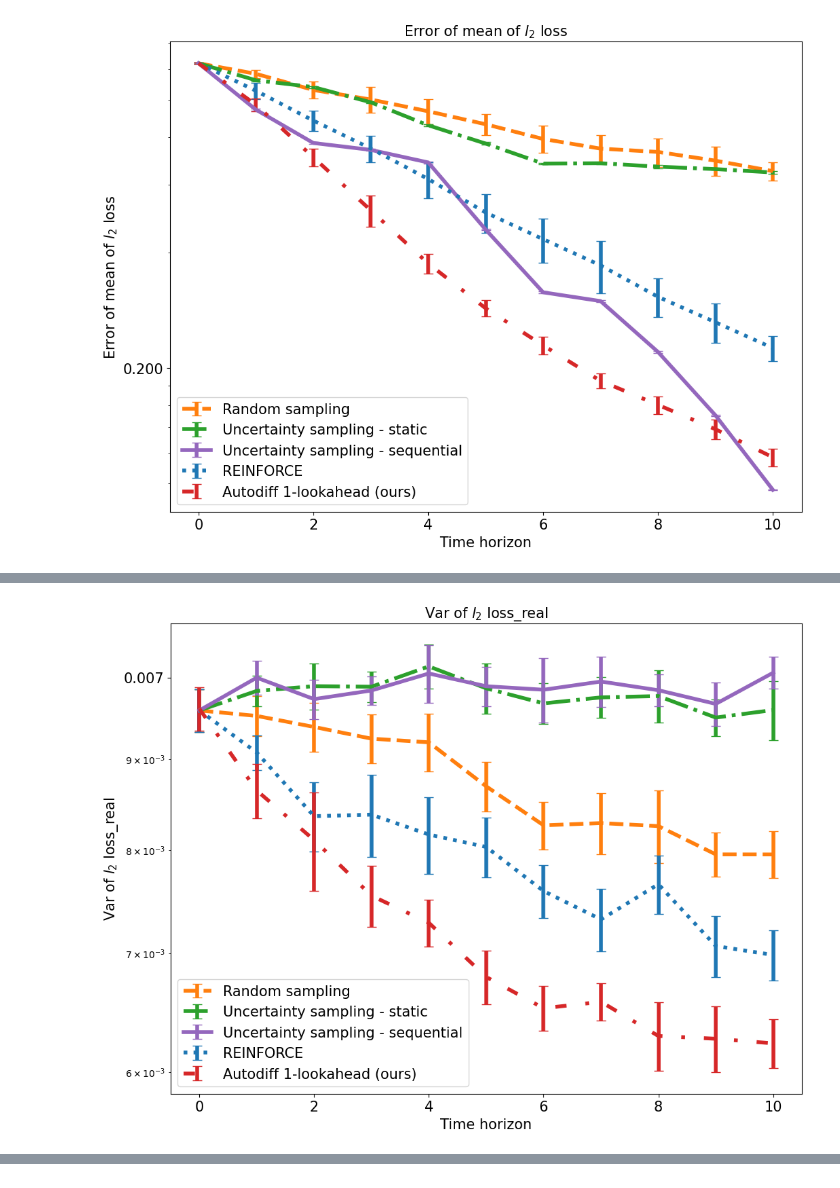
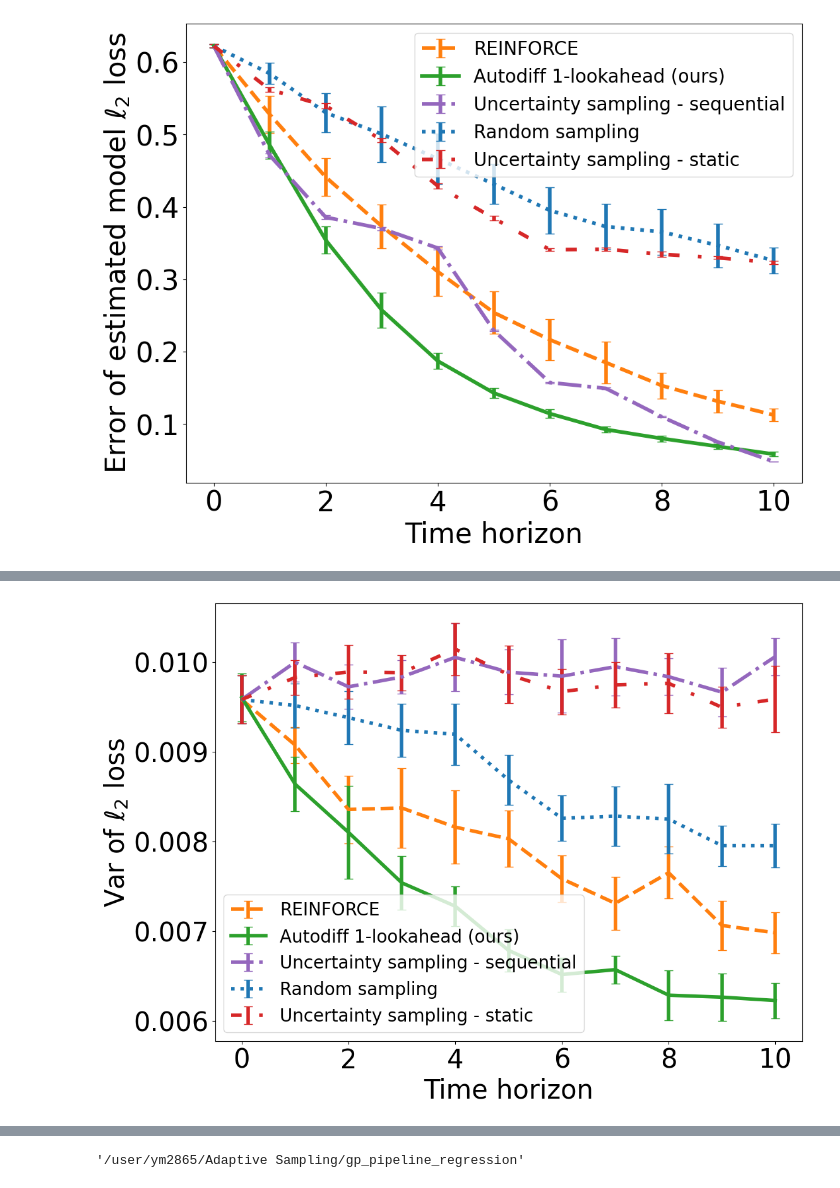
Before and after one commit to namkoong-lab/Adptive-Labeling, a Jupyter notebook: src/autodiff/gp/gp_pipeline_regression/plot/Plot_GP_different_method_2.ipynb, the cells around one changed output, grey strips where cells are left out. Cells and saved outputs as stored; diff of their text form; code cells hidden in the pictures.

Commit message:
+ plot with y label

```diff
--- a/src/autodiff/gp/gp_pipeline_regression/plot/Plot_GP_different_method_2.ipynb
+++ b/src/autodiff/gp/gp_pipeline_regression/plot/Plot_GP_different_method_2.ipynb
@@ -1,4 +1,5 @@
 # %%
+import matplotlib
 import matplotlib.pyplot as plt
 import numpy as np
 import pandas as pd
@@ -11,16 +12,17 @@ def good_index(Str):
         return True
 
 total_horizon, n_seed = 11, 10
-fontsize = 15
-line_styles = [':', '--', '-.', (0, (3, 5, 1, 5)), '-'] #, (, (3, 5, 1, 5))]  # Custom dash pattern
+fontsize = 30
+line_styles = [':', '--', '-', (0, (3, 5, 1, 5)), '-.'] #, (, (3, 5, 1, 5))]  # Custom dash pattern
 keys_all_dict = {'random':'Random sampling','uncertainty':'Uncertainty sampling - static', 'greedy-batch-uncertainty':'Uncertainty sampling - sequential',
  'policy_gradient':'REINFORCE','pipeline':'Autodiff 1-lookahead (ours)'}
 method_name = ['active', 'pipeline','policy_gradient']
-plotting_var_list = ['Var of $l_2$ loss', 'Error of mean of $l_2$ loss']
+plotting_var_list = ['Var of $\ell_2$ loss', 'Error of estimated model $\ell_2$ loss']
 
+matplotlib.rc('ytick', labelsize=fontsize)
 
 if_real_flag = 0
-fontsize_legend = 15
+fontsize_legend = 20
 
 for if_real_flag in [0,1]:
     if if_real_flag == 0:
@@ -42,8 +44,8 @@ for if_real_flag in [0,1]:
 
     for j in range(2):
         plotting_var = plotting_var_list[j]
-        if if_real_flag == 1:
-            plotting_var = plotting_var + '_real'
+#         if if_real_flag == 1:
+#             plotting_var = plotting_var + '_real'
         for i in range(3):
             df_tmp = pd.read_csv(directory + file_name[j][i])
             if if_real_flag == 1 and i == 2:
@@ -53,8 +55,6 @@ for if_real_flag in [0,1]:
 
             df_tmp = df_tmp.transpose()
             df_tmp['sweep_id'] = df_tmp.index
-
-
 
             if i == 0:
                 dict_val = pd.read_csv(directory + dict_name[i])
@@ -85,10 +85,14 @@ for if_real_flag in [0,1]:
 
         keys_all_old = list(set(df_all['sweep_id']))
         new_order_indices = [1, 2, 4,0, 3]
-        G=[1,2,4,0,3]
+        G = [1,2,4,0,3]
+        #G = [1,2,4,3,0]
 
         # Rearrange using list comprehension
         keys_all = [keys_all_old[i] for i in new_order_indices]
+
+        keys_all = ['policy_gradient','pipeline','greedy-batch-uncertainty','random','uncertainty']
+
         #print(keys_all)
         All_colors = ['#1f77b4', '#ff7f0e', '#2ca02c', '#d62728', '#9467bd']
         All_colors = [All_colors[i] for i in new_order_indices]
@@ -105,32 +109,42 @@ for if_real_flag in [0,1]:
                 my_list = [x for x in my_list if not pd.isna(x)][:-1]
                 if j != 0: #l2 loss
                     my_list = [np.abs(x - true_l2_loss) for x in my_list]
+
                 res.append(my_list)
 
 
             mean_list = np.mean(res, axis = 0)
             std_list = np.std(res, axis = 0) * 1.96/np.sqrt(n_seed)
             plt.errorbar(x_axis, mean_list, yerr = std_list, capsize=5, color =c, label = keys_all_dict[key],linewidth = 4, linestyle = line_styles[g])
+            print('key',key)
+            print('mean_list',mean_list)
+            print('std_list',std_list)
+
+        plt.xlabel('Time horizon', fontsize = fontsize)
+        plt.ylabel(plotting_var_list[j], fontsize = fontsize)
+
+        plt.xticks(fontsize = fontsize)
+
+#         ticks = plt.gca().get_yticks()
+#         print('ticks',ticks)
+#         plt.yscale('log', base = 10)
 
 
-        plt.xlabel('Time horizon', fontsize = fontsize)
-        plt.xticks(fontsize = fontsize)
-        plt.ylabel(plotting_var, fontsize = fontsize)
-        plt.yticks(fontsize = fontsize)
-        ticks = plt.gca().get_yticks()
-        print(ticks)
-        plt.yscale('log')
+#         #current_cycle = plt.rcParams['axes.prop_cycle'].by_key()['color']
+#         #print(current_cycle)
+#         # Set custom y-tick labels
+#         plt.gca().set_yticklabels([f"{tick:.3f}" for tick in ticks],fontsize = fontsize)
+#         #plt.yticks(ticks, fontsize = fontsize)
 
-        #current_cycle = plt.rcParams['axes.prop_cycle'].by_key()['color']
-        #print(current_cycle)
-        # Set custom y-tick labels
-        plt.gca().set_yticklabels([f"{tick:.3f}" for tick in ticks])
-        plt.title(plotting_var, fontsize = fontsize)
+        #plt.title(plotting_var, fontsize = fontsize)
         plt.legend(fontsize = fontsize_legend)
+        plotting_var = plotting_var.replace("$\ell_2$", "l_2")
+
+        directory_plot = './plot/'
         if if_real_flag == 0:
-            plt.savefig(directory + plotting_var + '.pdf')
+            plt.savefig(directory_plot + plotting_var + '.pdf',bbox_inches='tight')
         else:
-            plt.savefig(directory + plotting_var + '_real.pdf')
-
+            plt.savefig(directory_plot + plotting_var + '_real.pdf',bbox_inches='tight')
+        #plt.grid(True)
         plt.show()
 # %% [output]
@@ -141 +186 @@ for if_real_flag in [0,1]:
-[figure, old version]
+[figure, new version]
@@ -143 +204 @@ for if_real_flag in [0,1]:
-[figure, old version]
+[figure, new version]
@@ -174,0 +223,5 @@ for var in ['l2','var']:
+# %%
+import os
+os.getcwd()
+# %% [output]
+'/user/ym2865/Adaptive Sampling/gp_pipeline_regression'
```
Also changed, not shown: parts of 2 cells of this notebook.
